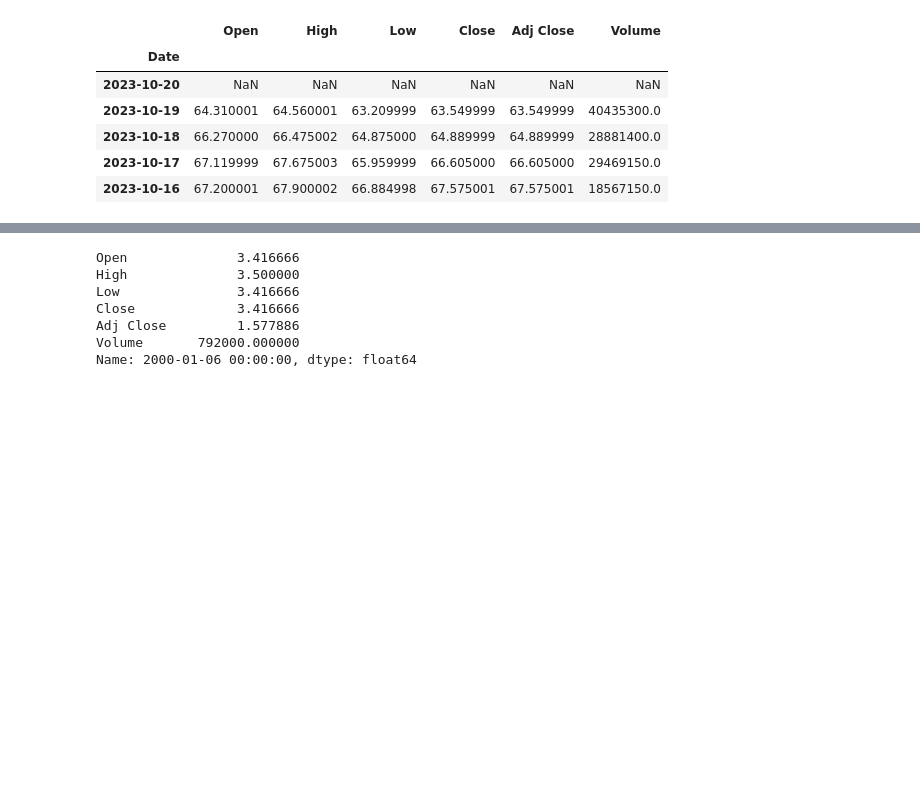
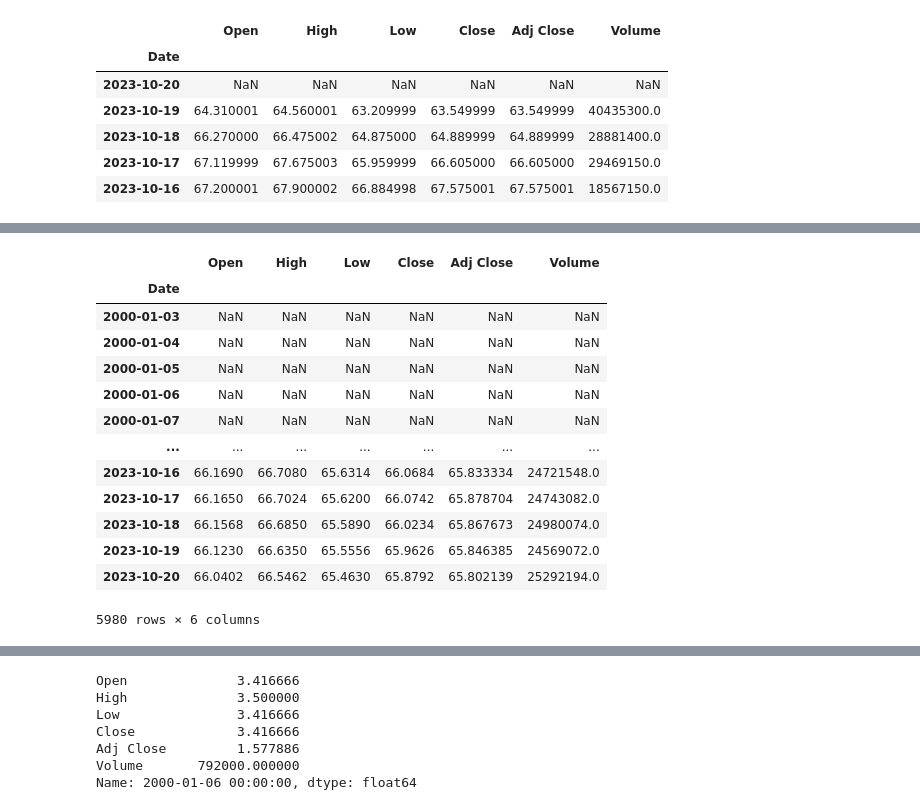
Before and after one commit to furlancad/Estudo-PMF, a Jupyter notebook: Analise_Vale3_Yahoo_Finance.ipynb, the cells around one changed output, grey strips where cells are left out. Cells and saved outputs as stored; diff of their text form; code cells hidden in the pictures; blank space fills up the shorter version.

```diff
--- a/Analise_Vale3_Yahoo_Finance.ipynb
+++ b/Analise_Vale3_Yahoo_Finance.ipynb
@@ -310,0 +331,18 @@ vale[::1].head(5).rolling(2,axis=1).mean()
+# %%
+moving_average_50 = vale.rolling(50).mean()
+moving_average_50
+# %% [output]
+|  | Open | High | Low | Close | Adj Close | Volume |
+| Date |  |  |  |  |  |  |
+| 2000-01-03 | NaN | NaN | NaN | NaN | NaN | NaN |
+| 2000-01-04 | NaN | NaN | NaN | NaN | NaN | NaN |
+| 2000-01-05 | NaN | NaN | NaN | NaN | NaN | NaN |
+| 2000-01-06 | NaN | NaN | NaN | NaN | NaN | NaN |
+| 2000-01-07 | NaN | NaN | NaN | NaN | NaN | NaN |
+| ... | ... | ... | ... | ... | ... | ... |
+| 2023-10-16 | 66.1690 | 66.7080 | 65.6314 | 66.0684 | 65.833334 | 24721548.0 |
+| 2023-10-17 | 66.1650 | 66.7024 | 65.6200 | 66.0742 | 65.878704 | 24743082.0 |
+| 2023-10-18 | 66.1568 | 66.6850 | 65.5890 | 66.0234 | 65.867673 | 24980074.0 |
+| 2023-10-19 | 66.1230 | 66.6350 | 65.5556 | 65.9626 | 65.846385 | 24569072.0 |
+| 2023-10-20 | 66.0402 | 66.5462 | 65.4630 | 65.8792 | 65.802139 | 25292194.0 |
+5980 rows × 6 columns
```
Also changed, not shown: parts of 39 cells of this notebook.
